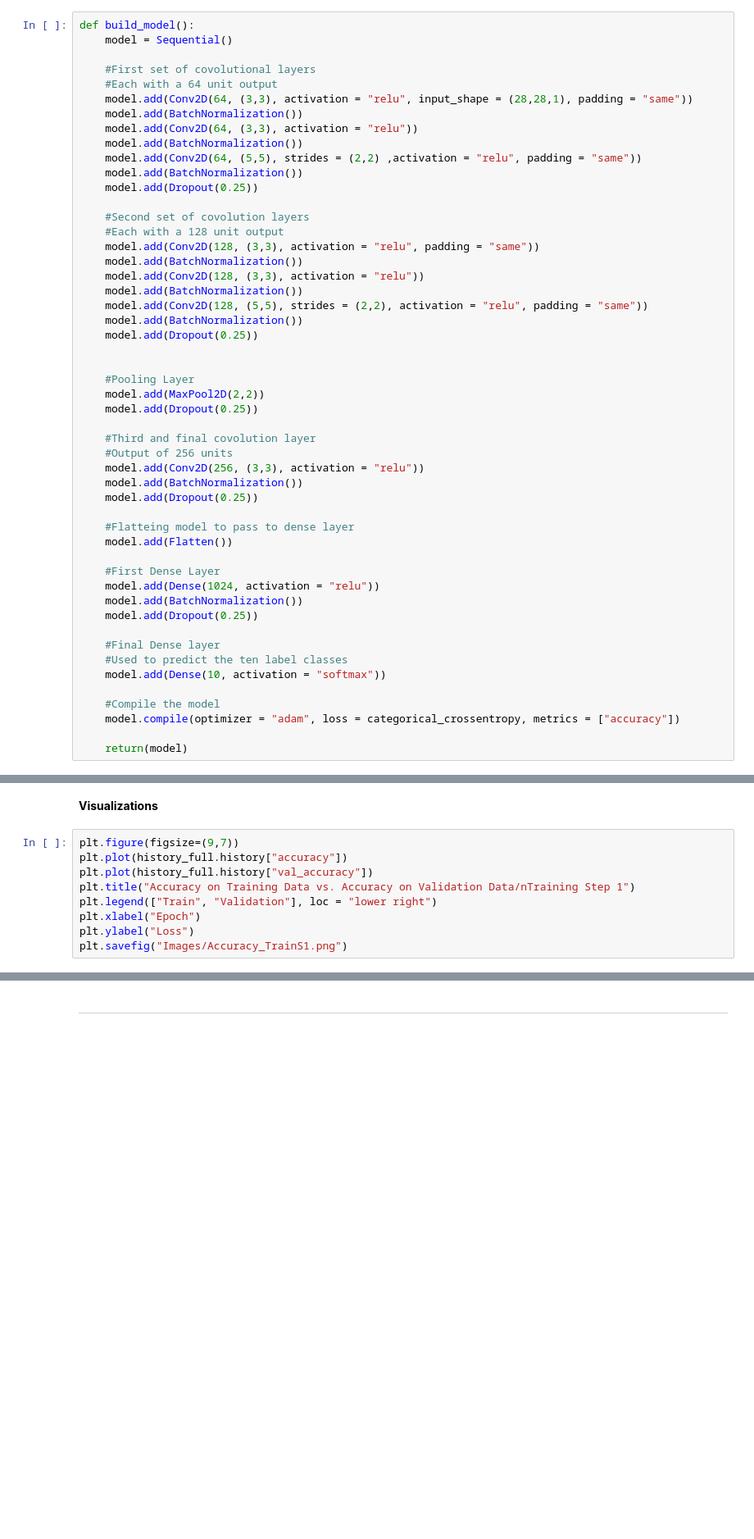
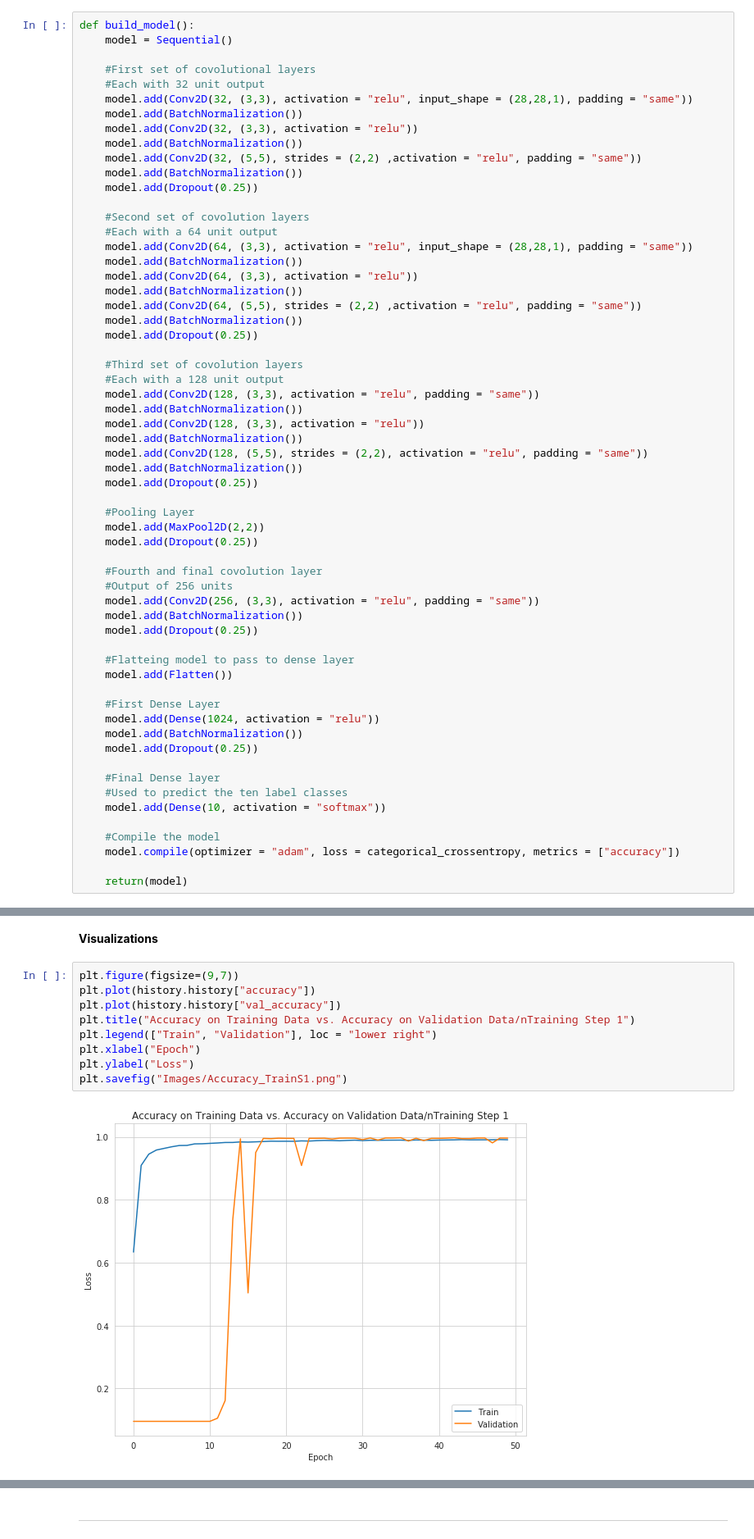
Before and after one commit to Maygrave/Kannada-Digit-Recognition, a Jupyter notebook: Kannada Digit Recognition.ipynb, the cells around one changed output, grey strips where cells are left out. Shown at 82% size. Saved outputs shown, nothing was run; the diff lists cells and outputs as text; blank space fills up the shorter version.

```diff
--- a/Kannada Digit Recognition.ipynb
+++ b/Kannada Digit Recognition.ipynb
@@ -214,6 +225,16 @@ def build_model():
     model = Sequential()
 
     #First set of covolutional layers
+    #Each with 32 unit output
+    model.add(Conv2D(32, (3,3), activation = "relu", input_shape = (28,28,1), padding = "same"))
+    model.add(BatchNormalization())
+    model.add(Conv2D(32, (3,3), activation = "relu"))
+    model.add(BatchNormalization())
+    model.add(Conv2D(32, (5,5), strides = (2,2) ,activation = "relu", padding = "same"))
+    model.add(BatchNormalization())
+    model.add(Dropout(0.25))
+
+    #Second set of covolution layers
     #Each with a 64 unit output
     model.add(Conv2D(64, (3,3), activation = "relu", input_shape = (28,28,1), padding = "same"))
     model.add(BatchNormalization())
@@ -223,7 +244,7 @@ def build_model():
     model.add(BatchNormalization())
     model.add(Dropout(0.25))
 
-    #Second set of covolution layers
+    #Third set of covolution layers
     #Each with a 128 unit output
     model.add(Conv2D(128, (3,3), activation = "relu", padding = "same"))
     model.add(BatchNormalization())
@@ -233,14 +254,13 @@ def build_model():
     model.add(BatchNormalization())
     model.add(Dropout(0.25))
 
-
     #Pooling Layer
     model.add(MaxPool2D(2,2))
     model.add(Dropout(0.25))
 
-    #Third and final covolution layer
+    #Fourth and final covolution layer
     #Output of 256 units
-    model.add(Conv2D(256, (3,3), activation = "relu"))
+    model.add(Conv2D(256, (3,3), activation = "relu", padding = "same"))
     model.add(BatchNormalization())
     model.add(Dropout(0.25))
 
@@ -303,12 +372,14 @@ pd.crosstab(preds, (y_test_labels))
 **Visualizations**
 # %%
 plt.figure(figsize=(9,7))
-plt.plot(history_full.history["accuracy"])
-plt.plot(history_full.history["val_accuracy"])
+plt.plot(history.history["accuracy"])
+plt.plot(history.history["val_accuracy"])
 plt.title("Accuracy on Training Data vs. Accuracy on Validation Data/nTraining Step 1")
 plt.legend(["Train", "Validation"], loc = "lower right")
 plt.xlabel("Epoch")
 plt.ylabel("Loss")
 plt.savefig("Images/Accuracy_TrainS1.png")
+# %% [output]
+[figure, added]
 # %%
 plt.figure(figsize = (9,7))
```
Also changed, not shown: parts of 23 cells of this notebook, 8 other files.
